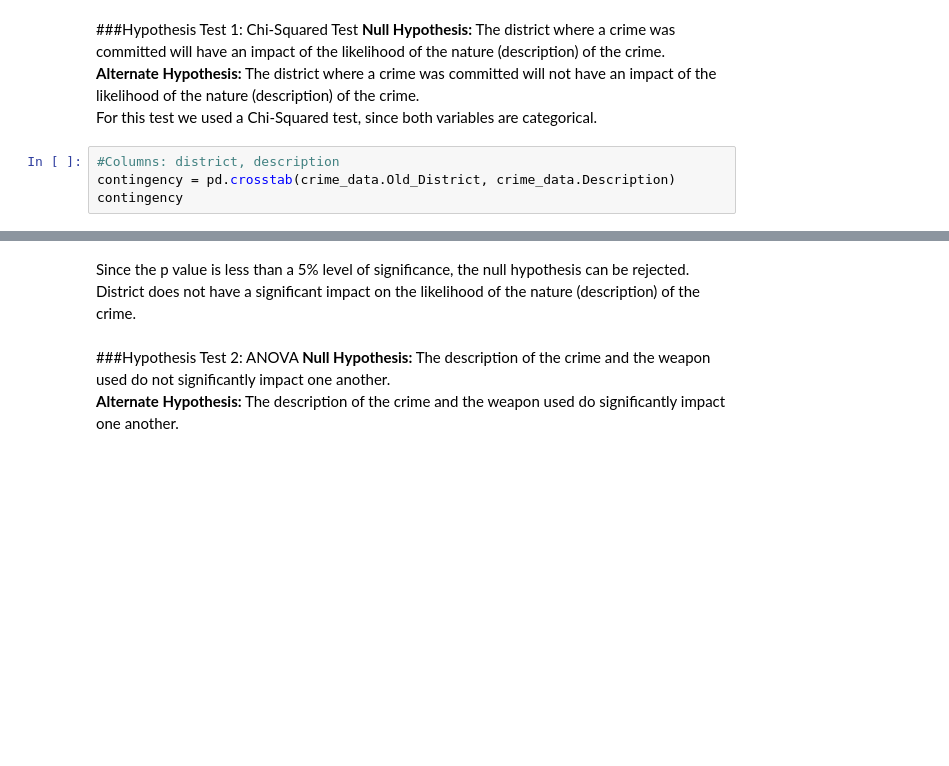
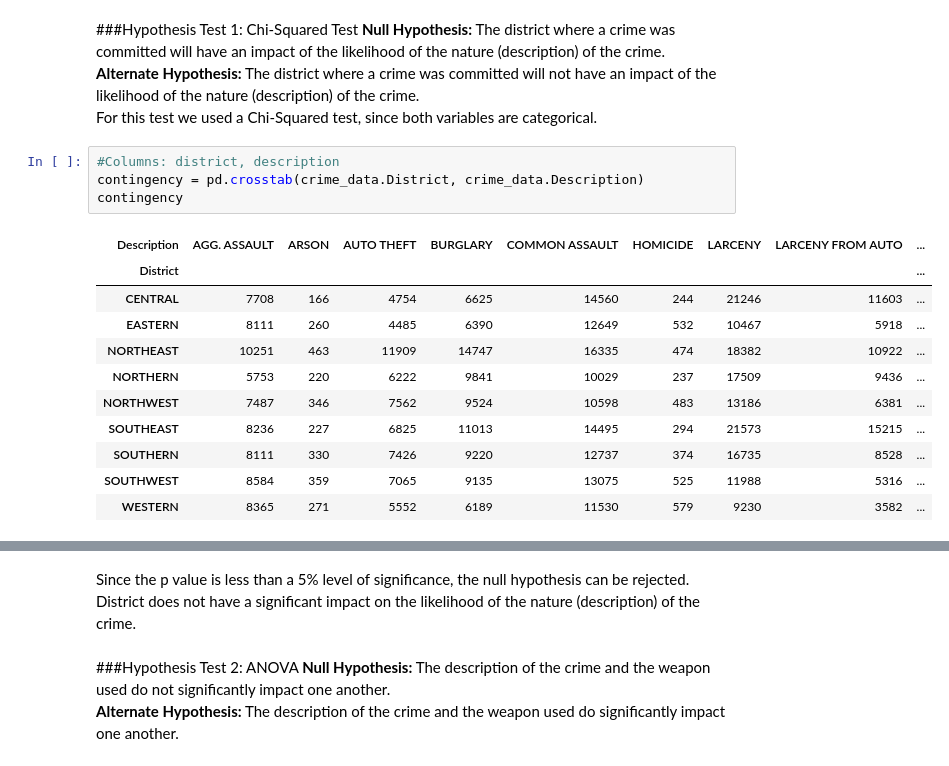
Before and after one commit to KTurnerRose/APJava-FirstProject, a Jupyter notebook: CMSC320_Final_Project_MP_KRT.ipynb, the cells around one changed output, grey strips where cells are left out. Drawn from its saved outputs; the diff is of its cells as text; blank space fills up the shorter version.

```diff
--- a/CMSC320_Final_Project_MP_KRT.ipynb
+++ b/CMSC320_Final_Project_MP_KRT.ipynb
@@ -463,6 +488,18 @@ plt.show()
 For this test we used a Chi-Squared test, since both variables are categorical.
 # %%
 #Columns: district, description
-contingency = pd.crosstab(crime_data.Old_District, crime_data.Description)
+contingency = pd.crosstab(crime_data.District, crime_data.Description)
 contingency
+# %% [output]
+| Description | AGG. ASSAULT | ARSON | AUTO THEFT | BURGLARY | COMMON ASSAULT | HOMICIDE | LARCENY | LARCENY FROM AUTO | ... |
+| District |  |  |  |  |  |  |  |  | ... |
+| CENTRAL | 7708 | 166 | 4754 | 6625 | 14560 | 244 | 21246 | 11603 | ... |
+| EASTERN | 8111 | 260 | 4485 | 6390 | 12649 | 532 | 10467 | 5918 | ... |
+| NORTHEAST | 10251 | 463 | 11909 | 14747 | 16335 | 474 | 18382 | 10922 | ... |
+| NORTHERN | 5753 | 220 | 6222 | 9841 | 10029 | 237 | 17509 | 9436 | ... |
+| NORTHWEST | 7487 | 346 | 7562 | 9524 | 10598 | 483 | 13186 | 6381 | ... |
+| SOUTHEAST | 8236 | 227 | 6825 | 11013 | 14495 | 294 | 21573 | 15215 | ... |
+| SOUTHERN | 8111 | 330 | 7426 | 9220 | 12737 | 374 | 16735 | 8528 | ... |
+| SOUTHWEST | 8584 | 359 | 7065 | 9135 | 13075 | 525 | 11988 | 5316 | ... |
+| WESTERN | 8365 | 271 | 5552 | 6189 | 11530 | 579 | 9230 | 3582 | ... |
 # %%
```
Also changed, not shown: parts of 6 cells of this notebook.
